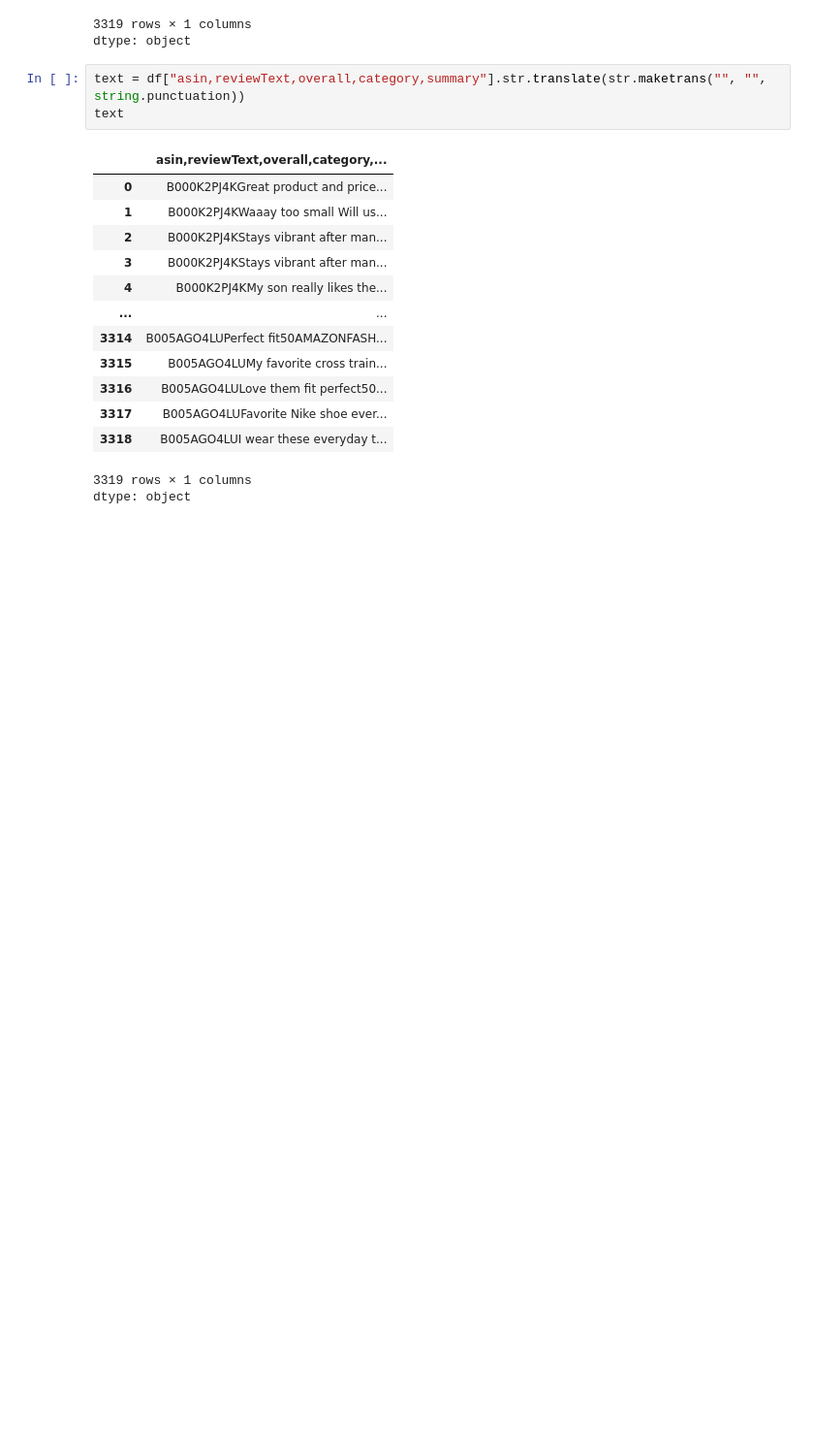
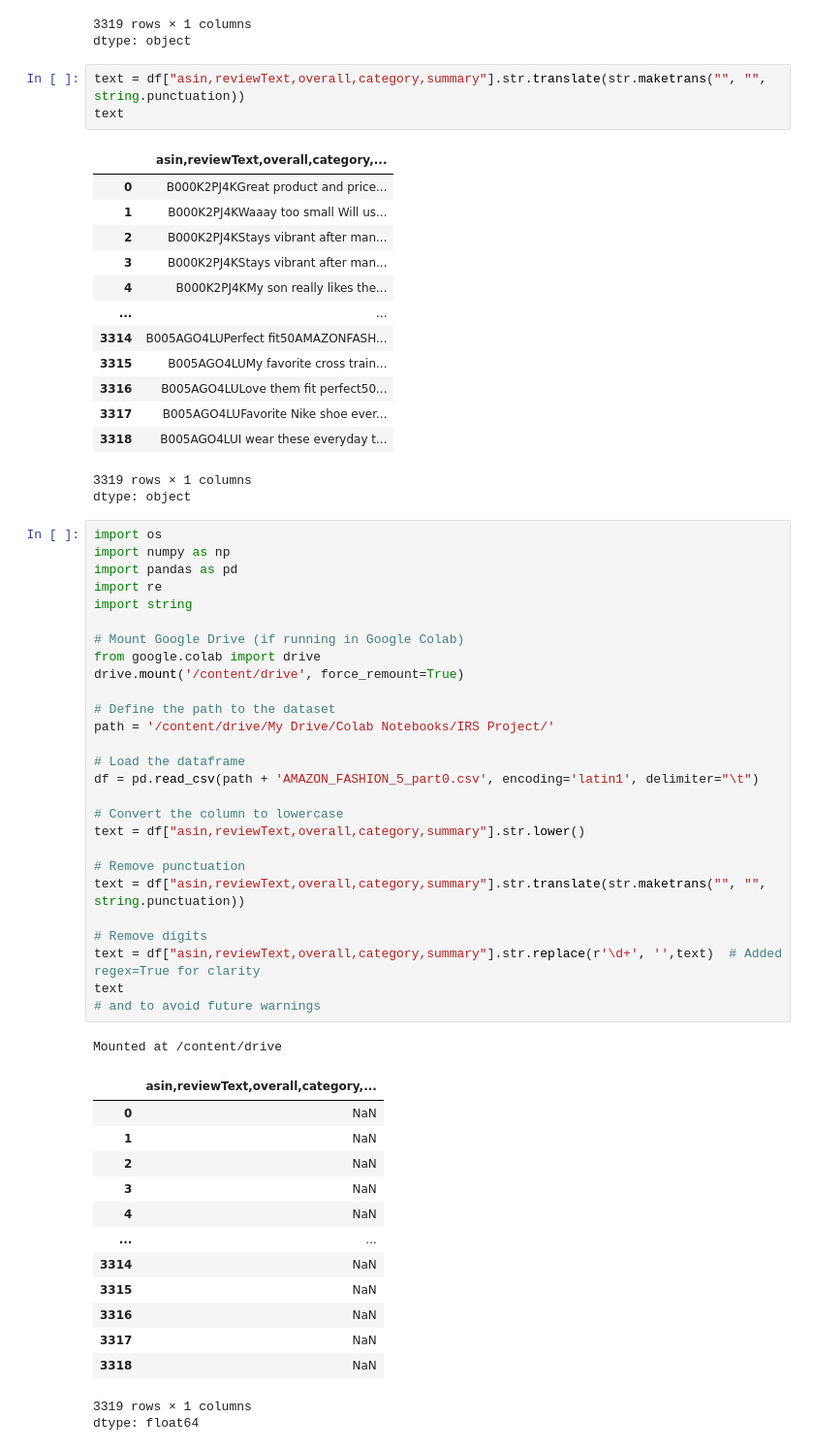
Before and after one commit to SrijaGuduru/Complete_Information-Retrieval-system-codes, a Jupyter notebook: IRS_Project.ipynb, the cells around one changed output. Shown at 97% size. Cells and saved outputs as stored; diff of their text form; blank space fills up the shorter version.

```diff
--- a/IRS_Project.ipynb
+++ b/IRS_Project.ipynb
@@ -62,3 +62,45 @@ text
 | 3318 | B005AGO4LUI wear these everyday t... |
 3319 rows × 1 columns
 dtype: object
+# %%
+import os
+import numpy as np
+import pandas as pd
+import re
+import string
+
+# Mount Google Drive (if running in Google Colab)
+from google.colab import drive
+drive.mount('/content/drive', force_remount=True)
+
+# Define the path to the dataset
+path = '/content/drive/My Drive/Colab Notebooks/IRS Project/'
+
+# Load the dataframe
+df = pd.read_csv(path + 'AMAZON_FASHION_5_part0.csv', encoding='latin1', delimiter="\t")
+
+# Convert the column to lowercase
+text = df["asin,reviewText,overall,category,summary"].str.lower()
+
+# Remove punctuation
+text = df["asin,reviewText,overall,category,summary"].str.translate(str.maketrans("", "", string.punctuation))
+
+# Remove digits
+text = df["asin,reviewText,overall,category,summary"].str.replace(r'\d+', '',text)  # Added regex=True for clarity
+text                                                                                       # and to avoid future warnings
+# %% [output]
+Mounted at /content/drive
+|  | asin,reviewText,overall,category,... |
+| 0 | NaN |
+| 1 | NaN |
+| 2 | NaN |
+| 3 | NaN |
+| 4 | NaN |
+| ... | ... |
+| 3314 | NaN |
+| 3315 | NaN |
+| 3316 | NaN |
+| 3317 | NaN |
+| 3318 | NaN |
+3319 rows × 1 columns
+dtype: float64
```
Also changed, not shown: parts of 11 cells of this notebook.
